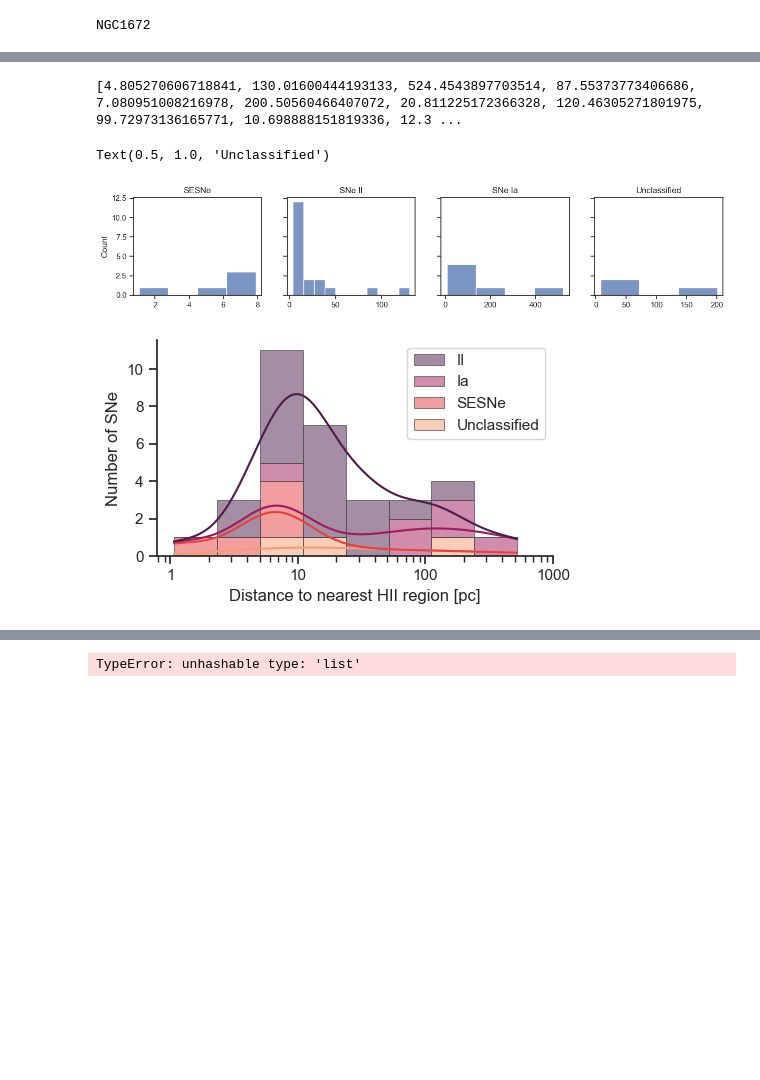
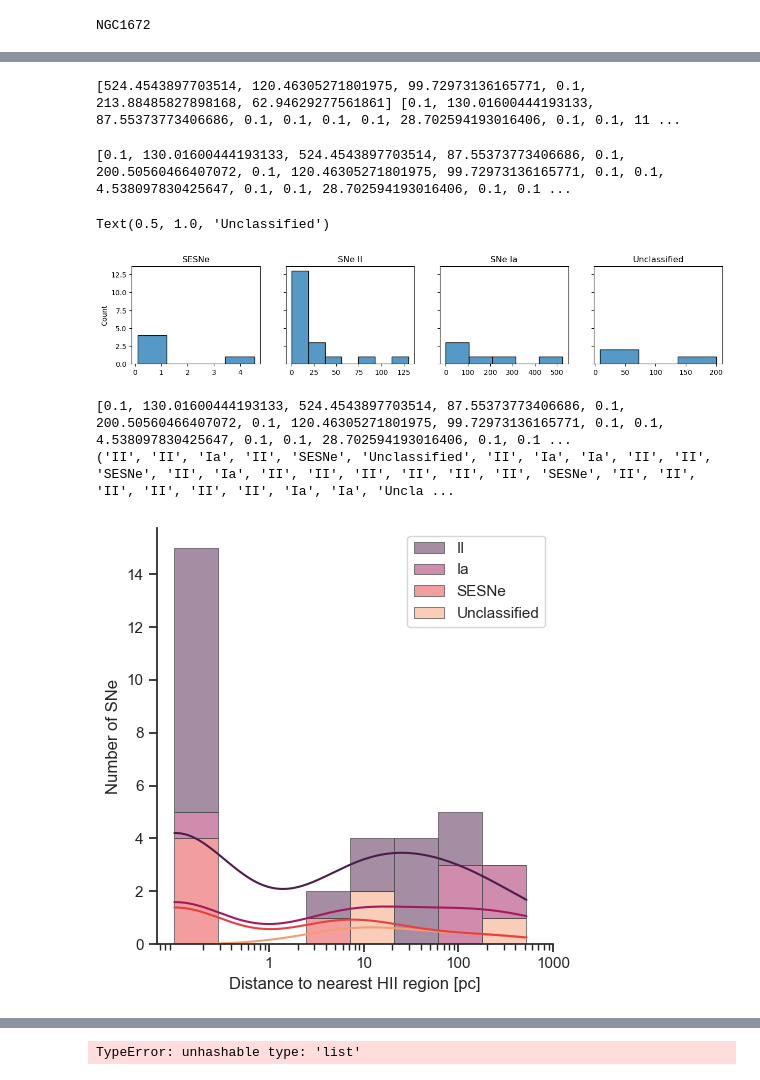
Before and after one commit to NessMayker/SNeHa, a Jupyter notebook: Code/1c.MUSE_Nearest_HII.ipynb, the cells around one changed output, grey strips where cells are left out. Saved outputs shown, nothing was run; the diff lists cells and outputs as text; code cells hidden in the pictures; blank space fills up the shorter version.

Commit message:
set distances in HII regions to 0 and remade histogram plot

```diff
--- a/Code/1c.MUSE_Nearest_HII.ipynb
+++ b/Code/1c.MUSE_Nearest_HII.ipynb
@@ -163,7 +163,7 @@ for i in range(len(gs)):
 
 def getPlotStuff(gal, img, res, HIIimg, names, types, ras, decs, dist, centerCoord, galPA, galIncl):
     plots, wcss, HIImaps, hdus, SNnames, SNtypes, SNras, SNdecs, SNgals = [],[],[],[],[],[],[],[],[]
-    dists, resolution, inHII, nearHII, HIIra, HIIdec = [],[],[],[],[],[]
+    dists, resolution, inHII, nearHII, HIIra, HIIdec, nearHIIbin = [],[],[],[],[],[],[]
 
     for i in range(len(gal)):
         for j in range(len(names[i])):
@@ -207,14 +207,17 @@ def getPlotStuff(gal, img, res, HIIimg, names, types, ras, decs, dist, centerCoo
 
                 if HIIval == -1:
                     inHII.append("No ")
+                    nearHIIbin.append(near[0])
                 else:
                     inHII.append("Yes ")
+                    nearHIIbin.append(0.1)
+
 
             else:
                 #print("no file for ")
                 pass
 
-    return(plots, wcss, HIImaps, hdus, SNnames, SNtypes, SNras, SNdecs, SNgals, dists, resolution, inHII, nearHII, HIIra, HIIdec)
+    return(plots, wcss, HIImaps, hdus, SNnames, SNtypes, SNras, SNdecs, SNgals, dists, resolution, inHII, nearHIIbin, HIIra, HIIdec)
 # %%
 # set up plots, wcs information, and HII maps for contours.
 plots, wcss, HIImaps, hdus, SNnames, SNtypes, SNras, SNdecs, SNgals, dists, resolution, inHII, nearHII, HIIra, HIIdec = getPlotStuff(gs, imgs, res, HIIimgs, names, types, ras, decs, dists, centerCoords, galPA, galIncl)
@@ -392,6 +395,8 @@ print(Ianear, IInear, Ibcnear, Uncnear)
 
 # d = {"Ia":Ianear, "II":IInear, "SESNe":Ibcnear, "Unclassified":Uncnear}
 # df = pd.DataFrame(data=d)
+# %% [output]
+[524.4543897703514, 120.46305271801975, 99.72973136165771, 0.1, 213.88485827898168, 62.94629277561861] [0.1, 130.01600444193133, 87.55373773406686, 0.1, 0.1, 0.1, 0.1, 28.702594193016406, 0.1, 0.1, 11 ...
 # %%
 SNtypes = 'II', 'II', 'Ia', 'II', 'SESNe', 'Unclassified', 'II', 'Ia', 'Ia', 'II', 'II', 'SESNe', 'II', 'Ia', 'II', 'II', 'II', 'II', 'II', 'II', 'SESNe', 'II', 'II', 'II', 'II', 'II', 'II', 'Ia', 'Ia', 'Unclassified', 'Unclassified', 'SESNe', 'SESNe'
 print(nearHII)
@@ -418,38 +423,44 @@ axes[2].set_title("SNe Ia")
 sns.histplot(ax=axes[3], x=Uncnear)
 axes[3].set_title("Unclassified")
 # %% [output]
-[4.805270606718841, 130.01600444193133, 524.4543897703514, 87.55373773406686, 7.080951008216978, 200.50560466407072, 20.811225172366328, 120.46305271801975, 99.72973136165771, 10.698888151819336, 12.3 ...
+[0.1, 130.01600444193133, 524.4543897703514, 87.55373773406686, 0.1, 200.50560466407072, 0.1, 120.46305271801975, 99.72973136165771, 0.1, 0.1, 4.538097830425647, 0.1, 0.1, 28.702594193016406, 0.1, 0.1 ...
 Text(0.5, 1.0, 'Unclassified')
-[figure, old version]
+[figure, new version]
+# %%
+print(nearHII)
+print(SNtypes)
+# %% [output]
+[0.1, 130.01600444193133, 524.4543897703514, 87.55373773406686, 0.1, 200.50560466407072, 0.1, 120.46305271801975, 99.72973136165771, 0.1, 0.1, 4.538097830425647, 0.1, 0.1, 28.702594193016406, 0.1, 0.1 ...
+('II', 'II', 'Ia', 'II', 'SESNe', 'Unclassified', 'II', 'Ia', 'Ia', 'II', 'II', 'SESNe', 'II', 'Ia', 'II', 'II', 'II', 'II', 'II', 'II', 'SESNe', 'II', 'II', 'II', 'II', 'II', 'II', 'Ia', 'Ia', 'Uncla ...
 # %%
 import seaborn as sns
 import matplotlib as mpl
 import matplotlib.pyplot as plt
 
 sns.set_theme(style="ticks")
 
-f, ax = plt.subplots(figsize=(5, 3))
+f, ax = plt.subplots(figsize=(5, 5))
 sns.despine(f)
 
 sns.histplot(
     x=nearHII, hue=SNtypes,
     multiple="stack",
     bins=8,
     palette="rocket",
     edgecolor=".3",
     kde=True,
     linewidth=.5,
     log_scale=True,
 
 )
 ax.xaxis.set_major_formatter(mpl.ticker.ScalarFormatter())
 ax.set_xticks([1,10, 100, 1000])
 ax.set_ylabel("Number of SNe")
 ax.set_xlabel("Distance to nearest HII region [pc]")
 plt.tight_layout()
 plt.savefig("../Figures/HIIdistHist.png", dpi=300)
 # %% [output]
-[figure, old version]
+[figure, new version]
 # %%
 sns.histplot(x=IInear, bins=7, color="darkmagenta", label="II", kde=False,log_scale=True)
 sns.histplot(x=Ibcnear, bins=4,  color="coral", label="SESNe", kde=False, log_scale=True)
```
Also changed, not shown: parts of 9 cells of this notebook, 2 other files.
